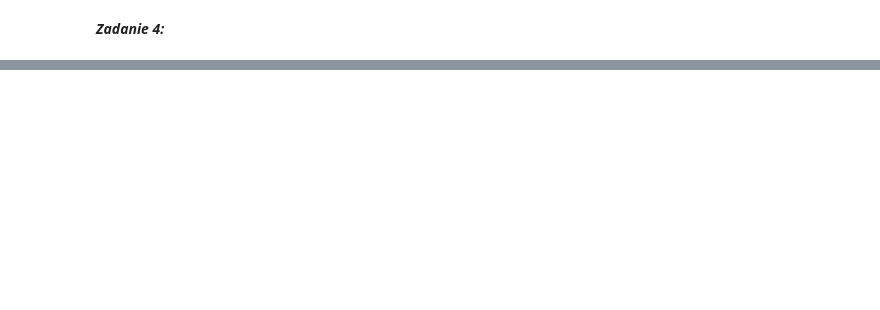
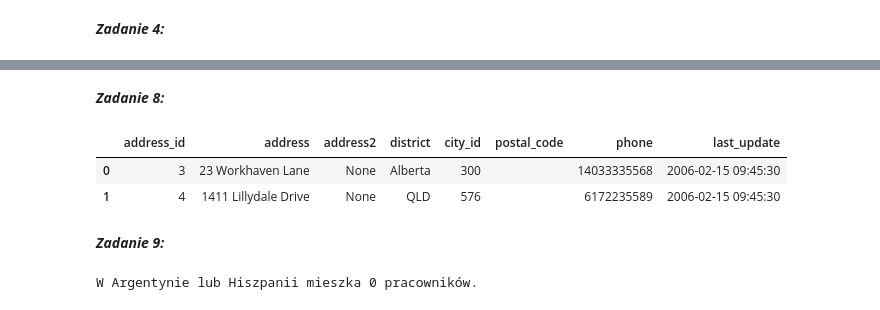
Before and after one commit to brodowiczjan/AiBD, a Jupyter notebook: Lab 2/Cwiczenie_3.ipynb, the cells around one changed output, grey strips where cells are left out. Saved outputs shown, nothing was run; the diff lists cells and outputs as text; code cells hidden in the pictures; blank space fills up the shorter version.

Commit message:
'Zadanie'

```diff
--- a/Lab 2/Cwiczenie_3.ipynb
+++ b/Lab 2/Cwiczenie_3.ipynb
@@ -83,0 +116,21 @@ Timestamp('2005-05-24 22:54:33')
+# %% [markdown]
+***Zadanie 8:***
+# %%
+staff_pd = pd.read_sql("select distinct address_id from staff",con=connection_sqlalchemy) # niezduplikowane ID adresów pracowników
+staff_address = pd.read_sql("select * from address where address_id in" + str(tuple(staff_pd.address_id)),con=connection_sqlalchemy) # informacje o adresach pracowników
+staff_address
+# %% [output]
+|  | address_id | address | address2 | district | city_id | postal_code | phone | last_update |
+| 0 | 3 | 23 Workhaven Lane | None | Alberta | 300 |  | 14033335568 | 2006-02-15 09:45:30 |
+| 1 | 4 | 1411 Lillydale Drive | None | QLD | 576 |  | 6172235589 | 2006-02-15 09:45:30 |
+# %% [markdown]
+***Zadanie 9:***
+# %%
+staff_pd = pd.read_sql("select distinct address_id from staff",con=connection_sqlalchemy) # niezduplikowane ID adresów pracowników
+country_pd = pd.read_sql("select country_id from country where country in ('Argentina', 'Spain')",con=connection_sqlalchemy) # ID Argentyny i Hiszpani
+city_pd = pd.read_sql("select city_id from city where country_id in " + str(tuple(country_pd.country_id)),con=connection_sqlalchemy) # ID miast z tych dwóch krajów
+address_pd = pd.read_sql("select address_id from address where city_id in " + str(tuple(city_pd.city_id)),con=connection_sqlalchemy) # ID adresów z miast z dwóch kajów
+add = [i for i in list(address_pd.address_id) if i in list(staff_pd.address_id)] # porównanie dwóch list
+print("W Argentynie lub Hiszpanii mieszka", len(add), "pracowników.")
+# %% [output]
+W Argentynie lub Hiszpanii mieszka 0 pracowników.
```
Also changed, not shown: parts of 19 cells of this notebook.
